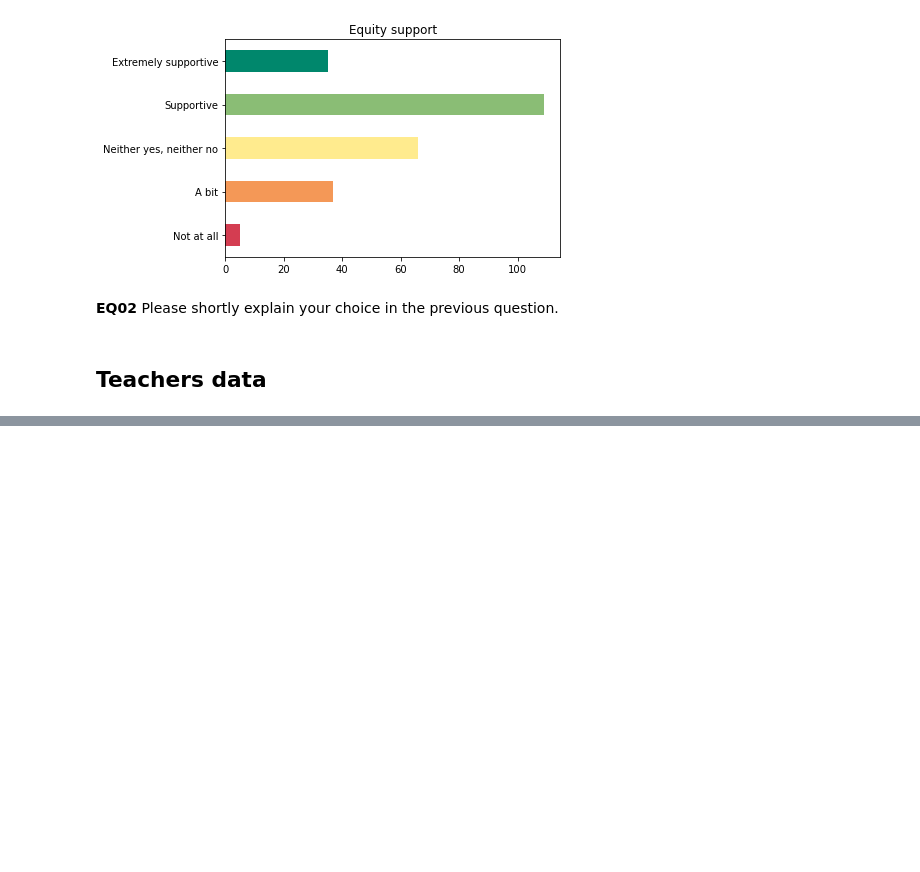
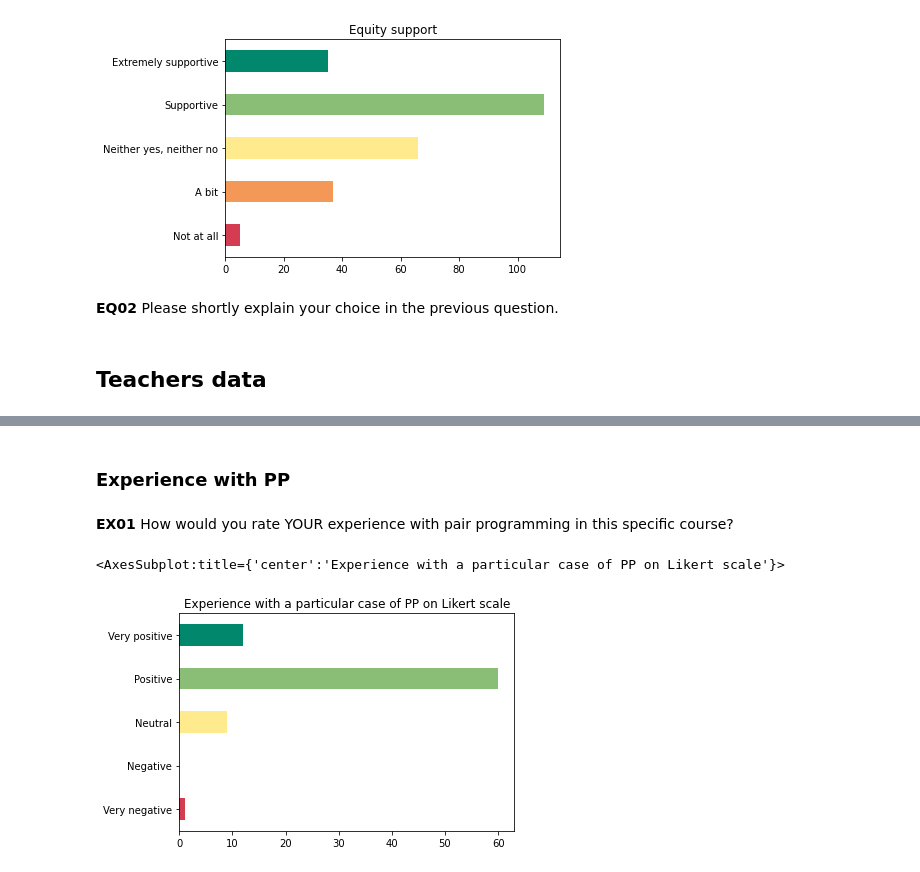
Before and after one commit to lerastromtsova/pair-programming-equity, a Jupyter notebook: Research.ipynb, the cells around one changed output, grey strips where cells are left out. Saved outputs shown, nothing was run; the diff lists cells and outputs as text; code cells hidden in the pictures; blank space fills up the shorter version.

```diff
--- a/Research.ipynb
+++ b/Research.ipynb
@@ -308,0 +344,14 @@ categorical_questions_teachers = [
+# %% [markdown]
+### Experience with PP
+# %% [markdown]
+**EX01** How would you rate YOUR experience with pair programming in this specific course?
+# %%
+survey_teachers_finished['EX01'].value_counts().reindex([
+    "Very negative", "Negative", "Neutral", "Positive", "Very positive"
+]).plot.barh(
+    title="Experience with a particular case of PP on Likert scale",
+    color=['#d43d51', '#f49857', '#ffeb8e', '#8abd75', '#00876c']
+)
+# %% [output]
+<AxesSubplot:title={'center':'Experience with a particular case of PP on Likert scale'}>
+[figure, added]
```
Also changed, not shown: parts of 71 cells of this notebook, 1 other file.
